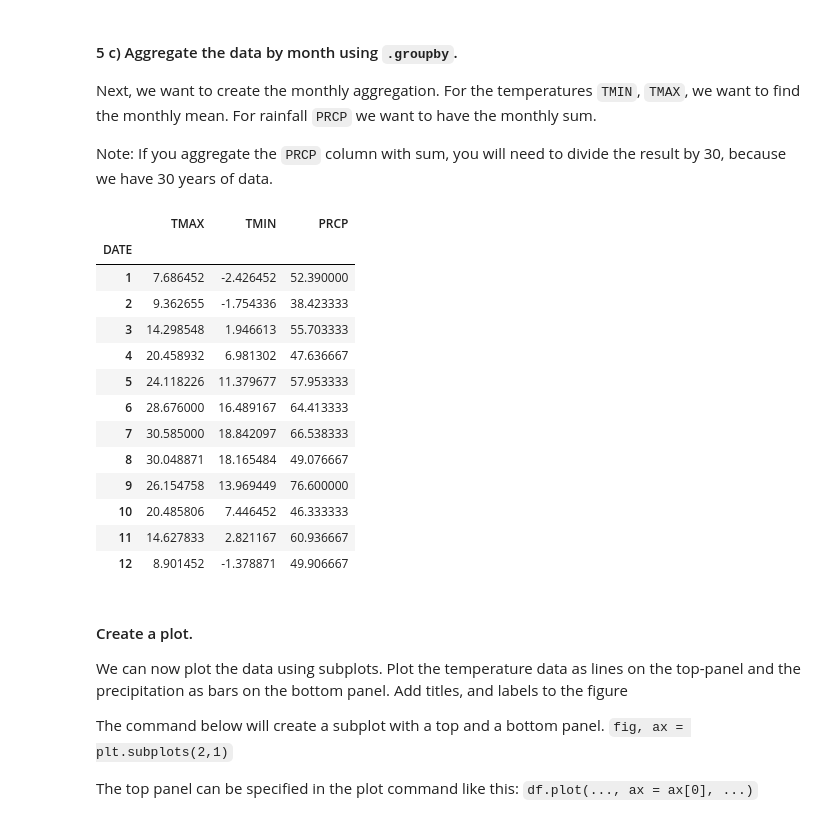
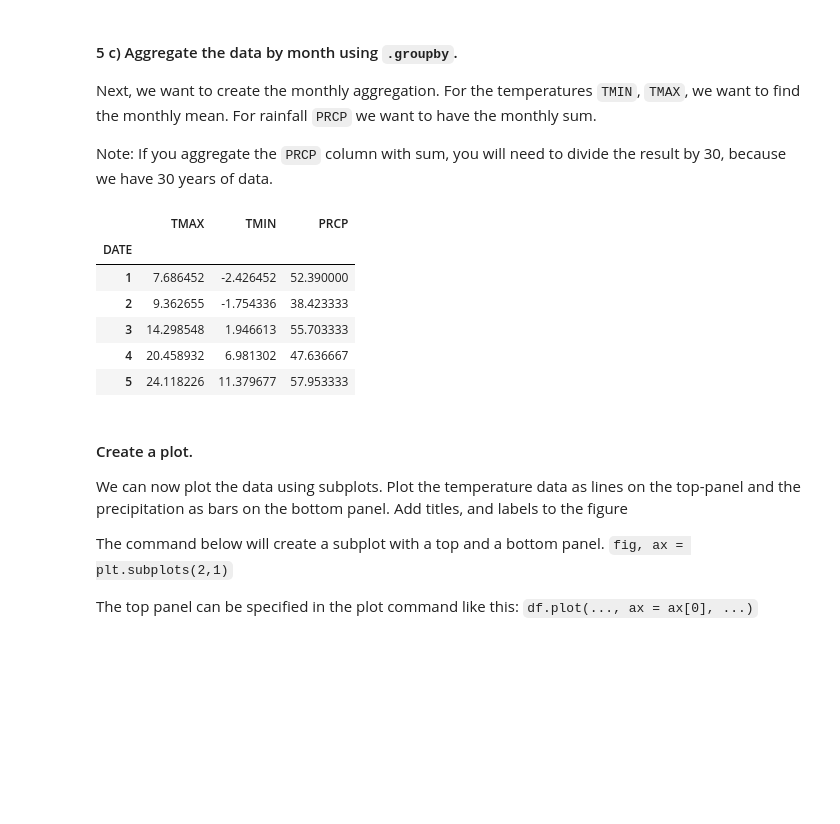
Before and after one commit to mncknight/ISAT_420_S26_Shared, a Jupyter notebook: W5_Pandas_Groupby_And_Timeseries/Code/w5_pandas_timerseries_practice.ipynb, the cells around one changed output. Drawn from its saved outputs; the diff is of its cells as text; code cells hidden in the pictures; blank space fills up the shorter version.

```diff
--- a/W5_Pandas_Groupby_And_Timeseries/Code/w5_pandas_timerseries_practice.ipynb
+++ b/W5_Pandas_Groupby_And_Timeseries/Code/w5_pandas_timerseries_practice.ipynb
@@ -21,8 +22,9 @@ We want to make sure that dates are parsed and that missing values are replaced
 # %%
 datafile = r'../Data/CDO_USW00093736_1955_2025.txt'
 df = pd.read_csv(datafile, sep=r'\s+',
-                 na_values=[-9999.0, -99.0],
+                 na_values=[-9999.0, -9999.0],
                  skiprows = [1],
                  parse_dates=[4])
+df = df.set_index('DATE')
 df.head()
 # %% [output]
@@ -77,7 +80,7 @@ For now, we will only work with the temperature and precipitation columns. Let's
 The code below will only retain the TMAX columns
 `df = df[['TMAX']]`
 # %%
-df2 = df[['TMAX', 'TMIN', 'PRCP']]
-df2.head()
+df = df[['TMAX', 'TMIN', 'PRCP']]
+df.head()
 # %% [output]
 |  | TMAX | TMIN | PRCP |
@@ -99,8 +103,7 @@ Climate data is typically aggregated for 30 year periods. Let's take the most re
 
 `df_30years`
 # %%
-df_30years = df.loc['1991-01-01':'2010-12-31']
-df_30years = df_30years[['TMAX', 'TMIN', 'PRCP']]
+df_30years = df.loc['1991':'2010']
 df_30years.head()
 # %% [output]
 |  | TMAX | TMIN | PRCP |
@@ -131,6 +136,8 @@ memory usage: 228.2 KB
 We don't know what the best way to do this is, but for now let's use a simple linear interpolation using `.interpolate()`. \
 
 In reality this would likely not be a good choice.
+# %%
+df_30years = df_30years.interpolate()
 # %% [markdown]
 #### 5 c) Aggregate the data by month using `.groupby`.
 
@@ -138,21 +145,17 @@ Next, we want to create the monthly aggregation. For the temperatures `TMIN`, `T
 
 Note: If you aggregate the `PRCP` column with sum, you will need to divide the result by 30, because we have 30 years of data.
 # %%
+df_permonth = df_30years.groupby(df_30years.index.month).agg({'TMAX':'mean', 'TMIN':'mean', 'PRCP':'sum'})
+df_permonth['PRCP'] = df_permonth['PRCP']/30
+df_permonth.head()
 # %% [output]
 |  | TMAX | TMIN | PRCP |
 | DATE |  |  |  |
 | 1 | 7.686452 | -2.426452 | 52.390000 |
 | 2 | 9.362655 | -1.754336 | 38.423333 |
 | 3 | 14.298548 | 1.946613 | 55.703333 |
 | 4 | 20.458932 | 6.981302 | 47.636667 |
 | 5 | 24.118226 | 11.379677 | 57.953333 |
-| 6 | 28.676000 | 16.489167 | 64.413333 |
-| 7 | 30.585000 | 18.842097 | 66.538333 |
-| 8 | 30.048871 | 18.165484 | 49.076667 |
-| 9 | 26.154758 | 13.969449 | 76.600000 |
-| 10 | 20.485806 | 7.446452 | 46.333333 |
-| 11 | 14.627833 | 2.821167 | 60.936667 |
-| 12 | 8.901452 | -1.378871 | 49.906667 |
 # %% [markdown]
 #### Create a plot.
 
```
Also changed, not shown: parts of 8 cells of this notebook.
